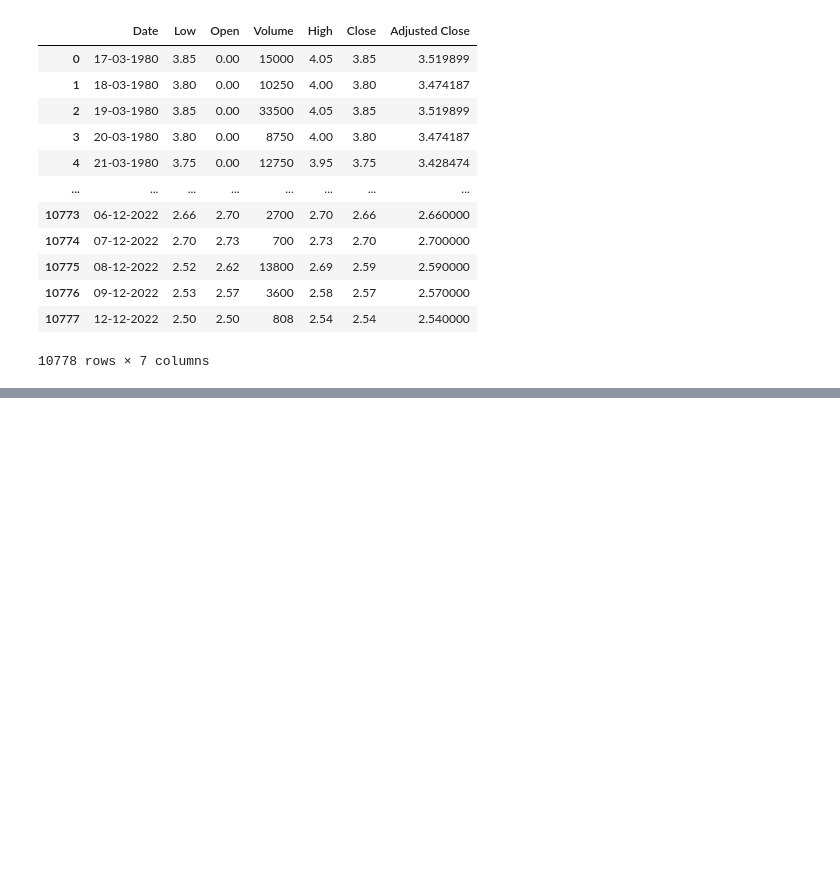
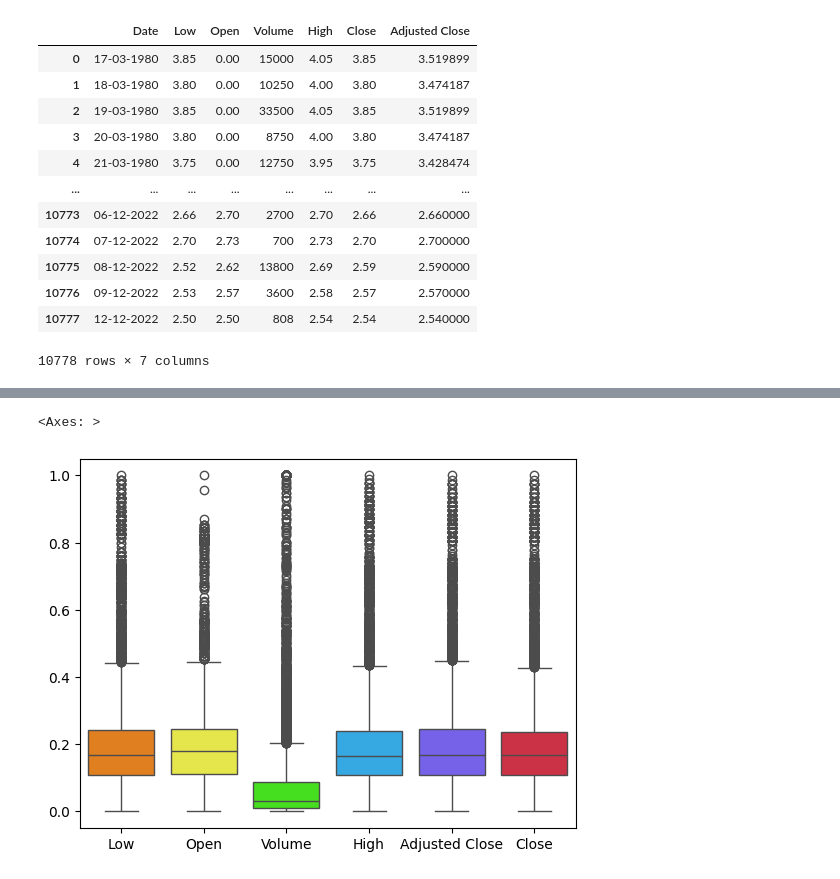
Before and after one commit to EdilbertoAntonio/ExploringDeepLearning, a Jupyter notebook: AAME.ipynb, the cells around one changed output, grey strips where cells are left out. Drawn from its saved outputs; the diff is of its cells as text; code cells hidden in the pictures; blank space fills up the shorter version.

```diff
--- a/AAME.ipynb
+++ b/AAME.ipynb
@@ -27,0 +86,9 @@ datos
+# %%
+# realizaremos una modificación que estén por encima del percentil 99, sustituyendoles por el valor del percintil 99
+# de está manera aseguramos que estos valores tan atípicos no influyan de manera tán relevante en el modelo
+# ahora podemos obeservar que ya la columna 'Value' no tiene una desviación tan grande
+
+p1 = np.percentile(numeric_data['Volume'], 1)
+p99 = np.percentile(numeric_data['Volume'], 99)
+numeric_data['Volume'] = np.clip(numeric_data['Volume'], p1, p99)
+numeric_data.describe()
@@ -27,0 +107,19 @@ datos
+# %%
+# primero dividimos nuestros datos, como queremos predecir los valores de cierre, pues esa será nuestra columna y, las demás nuestra matriz X
+# y después escalamos nuestros datos de un valor de 0 a 1
+
+from sklearn.preprocessing import MinMaxScaler
+
+X = numeric_data.drop(['Close'], axis=1)
+y = numeric_data['Close'].copy()
+
+scaler = MinMaxScaler()
+close_scaler = MinMaxScaler()
+
+scaled_data = scaler.fit_transform(X)
+close_scaled = close_scaler.fit_transform(y.values.reshape(-1,1))
+
+scaled_data = pd.DataFrame(scaled_data, columns=X.columns)
+scaled_data
+close_scaled = pd.DataFrame(close_scaled, columns=['Close'])
+close_scaled
@@ -27,0 +140,7 @@ datos
+# %%
+scaled_df = pd.concat([scaled_data, close_scaled], axis=1)
+# %%
+sns.boxplot(data=scaled_df, palette = ['#FF7F00', '#FFFF32', '#32FF00', '#19B2FF', '#654CFF', '#E51932'])
+# %% [output]
+<Axes: >
+[figure, added]
```
Also changed, not shown: parts of 22 cells of this notebook.
